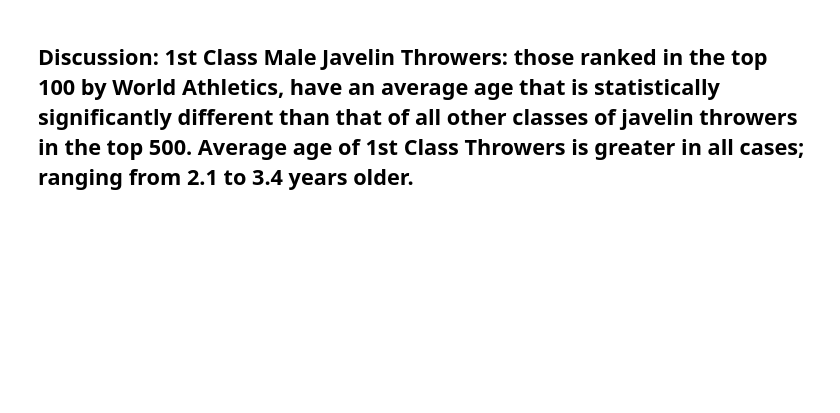
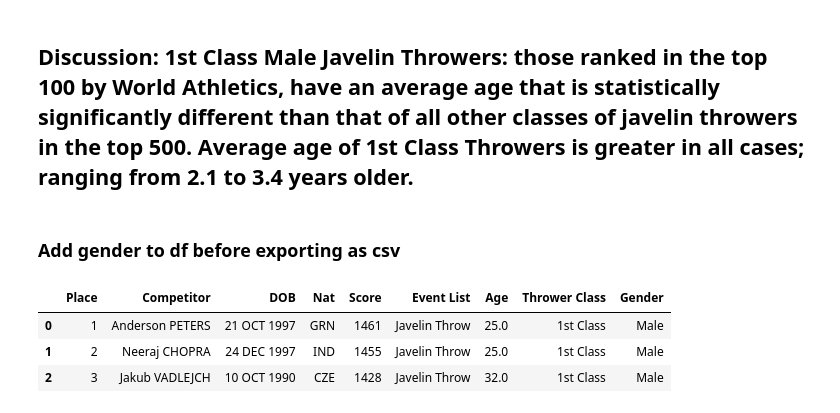
Before and after one commit to ethanwright96/javelin-data-science, a Jupyter notebook: World Athletics/men_javelin_age.ipynb, the cells around one changed output. Cells and saved outputs as stored; diff of their text form; code cells hidden in the pictures; blank space fills up the shorter version.

```diff
--- a/World Athletics/men_javelin_age.ipynb
+++ b/World Athletics/men_javelin_age.ipynb
@@ -279,2 +283,12 @@ ModuleNotFoundError: No module named 'dataframe_image'
 # %% [markdown]
 ## Discussion: 1st Class Male Javelin Throwers: those ranked in the top 100 by World Athletics, have an average age that is statistically significantly different than that of all other classes of javelin throwers in the top 500. Average age of 1st Class Throwers is greater in all cases; ranging from 2.1 to 3.4 years older.
+# %% [markdown]
+### Add gender to df before exporting as csv
+# %%
+df["Gender"] = 'Male'
+df.head(3)
+# %% [output]
+|  | Place | Competitor | DOB | Nat | Score | Event List | Age | Thrower Class | Gender |
+| 0 | 1 | Anderson PETERS | 21 OCT 1997 | GRN | 1461 | Javelin Throw | 25.0 | 1st Class | Male |
+| 1 | 2 | Neeraj CHOPRA | 24 DEC 1997 | IND | 1455 | Javelin Throw | 25.0 | 1st Class | Male |
+| 2 | 3 | Jakub VADLEJCH | 10 OCT 1990 | CZE | 1428 | Javelin Throw | 32.0 | 1st Class | Male |
```
Also changed, not shown: parts of 20 cells of this notebook, 9 other files.
